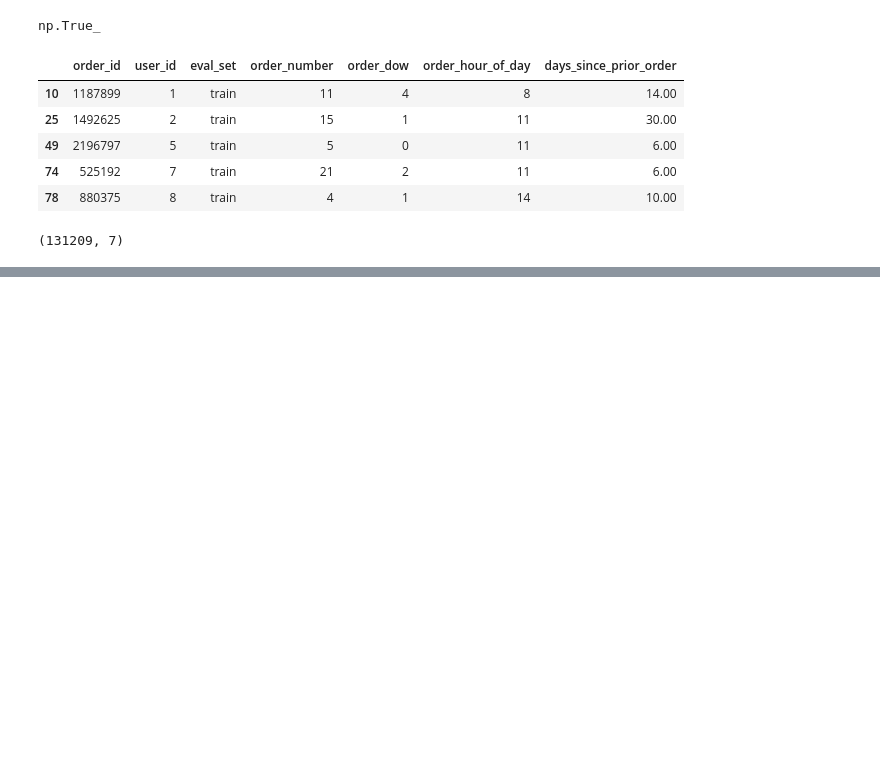
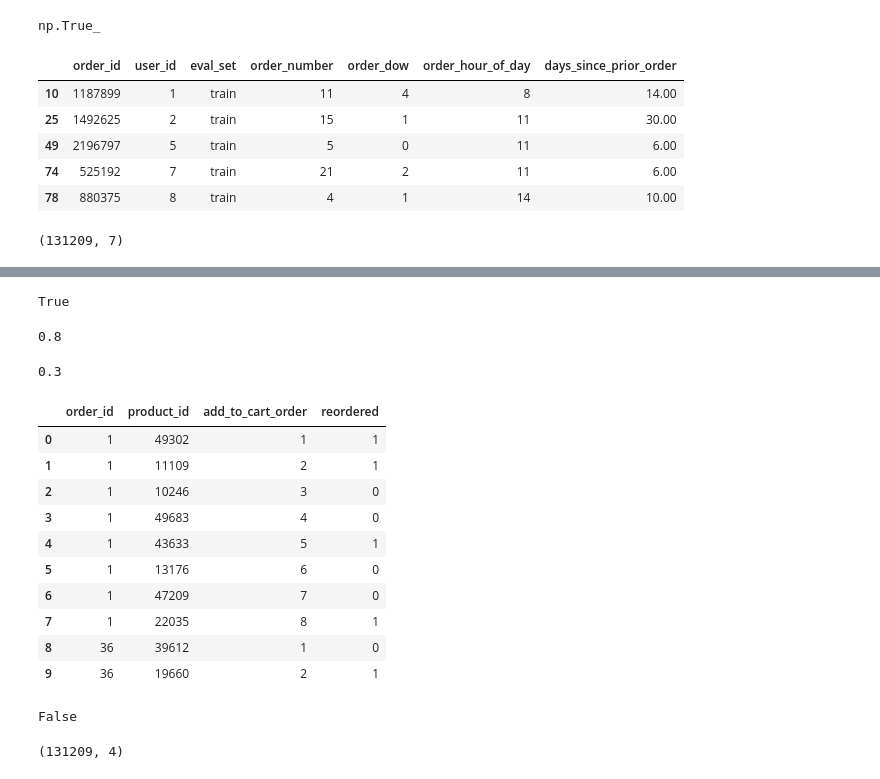
Before and after one commit to karamian-ani/data_analytics_with_python, a Jupyter notebook: notebooks/05_pandas.ipynb, the cells around one changed output, grey strips where cells are left out. Cells and saved outputs as stored; diff of their text form; code cells hidden in the pictures; blank space fills up the shorter version.

```diff
--- a/notebooks/05_pandas.ipynb
+++ b/notebooks/05_pandas.ipynb
@@ -264,0 +278,38 @@ df_orders_train.shape
+# %%
+10 > 8 > 3
+# %% [output]
+True
+# %%
+atr = 8/10
+atr
+# %% [output]
+0.8
+# %%
+br = 3/10
+br
+# %% [output]
+0.3
+# %%
+df_orders_products_train.head(10)
+# %% [output]
+|  | order_id | product_id | add_to_cart_order | reordered |
+| 0 | 1 | 49302 | 1 | 1 |
+| 1 | 1 | 11109 | 2 | 1 |
+| 2 | 1 | 10246 | 3 | 0 |
+| 3 | 1 | 49683 | 4 | 0 |
+| 4 | 1 | 43633 | 5 | 1 |
+| 5 | 1 | 13176 | 6 | 0 |
+| 6 | 1 | 47209 | 7 | 0 |
+| 7 | 1 | 22035 | 8 | 1 |
+| 8 | 36 | 39612 | 1 | 0 |
+| 9 | 36 | 19660 | 2 | 1 |
+# %%
+df_orders_products_train["order_id"].is_unique
+# %% [output]
+False
+# %%
+#add to cart order is one
+df_orders_first_atc = df_orders_products_train[df_orders_products_train['add_to_cart_order']==1]
+df_orders_first_atc.shape
+# %% [output]
+(131209, 4)
```
Also changed, not shown: parts of 41 cells of this notebook, 3 other files.
